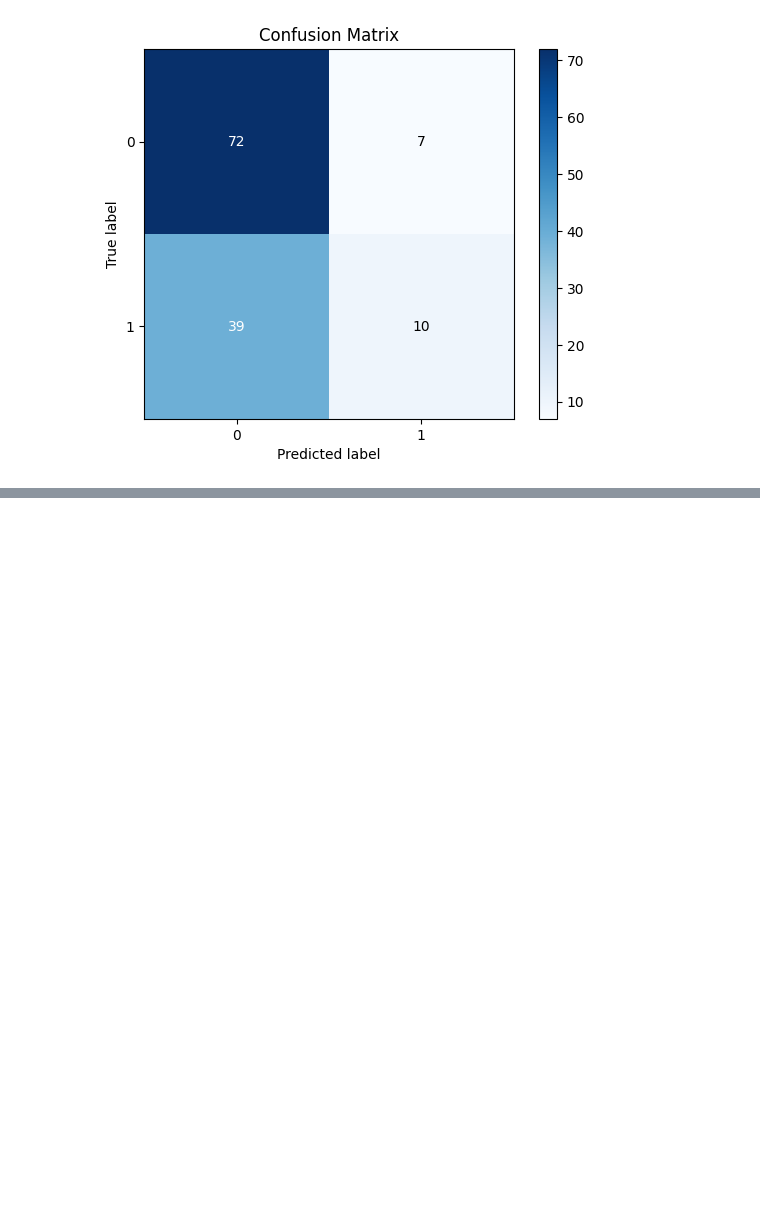
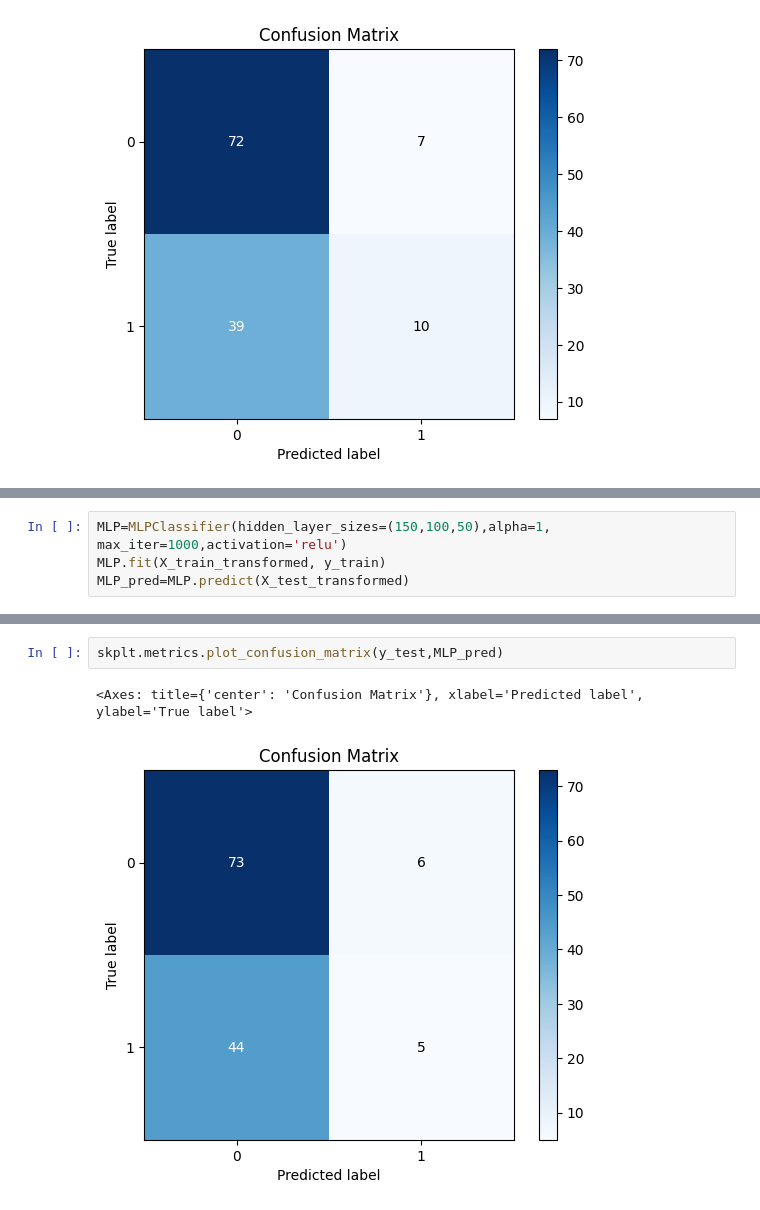
Before and after one commit to mamueljr/ML_Final, a Jupyter notebook: final_project_173374.ipynb, the cells around one changed output, grey strips where cells are left out. Cells and saved outputs as stored; diff of their text form; blank space fills up the shorter version.

```diff
--- a/final_project_173374.ipynb
+++ b/final_project_173374.ipynb
@@ -603,0 +602,4 @@ skplt.metrics.plot_confusion_matrix(y_test,grid_DT_prediction)
+# %%
+MLP=MLPClassifier(hidden_layer_sizes=(150,100,50),alpha=1, max_iter=1000,activation='relu')
+MLP.fit(X_train_transformed, y_train)
+MLP_pred=MLP.predict(X_test_transformed)
@@ -603,0 +639,5 @@ skplt.metrics.plot_confusion_matrix(y_test,grid_DT_prediction)
+# %%
+skplt.metrics.plot_confusion_matrix(y_test,MLP_pred)
+# %% [output]
+<Axes: title={'center': 'Confusion Matrix'}, xlabel='Predicted label', ylabel='True label'>
+[figure, added]
```
Also changed, not shown: parts of 5 cells of this notebook.
